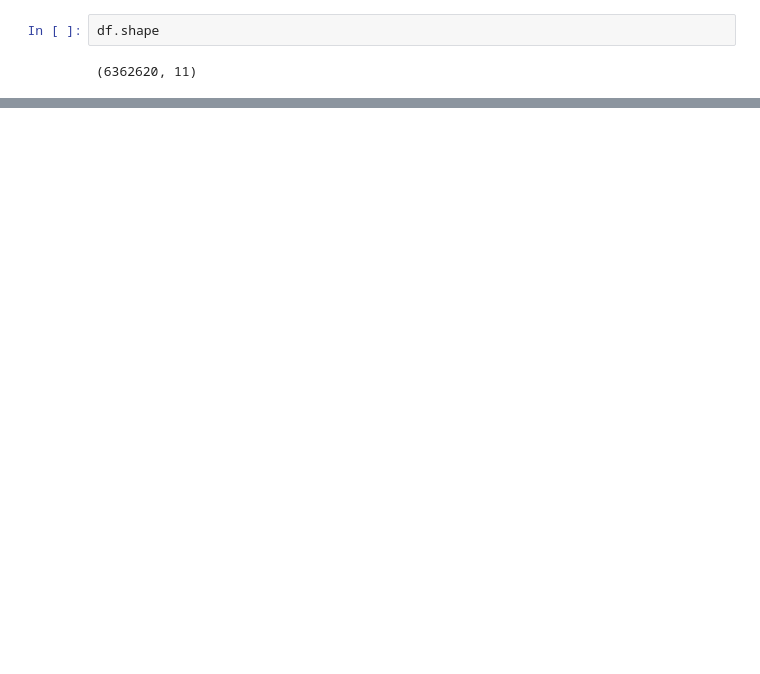
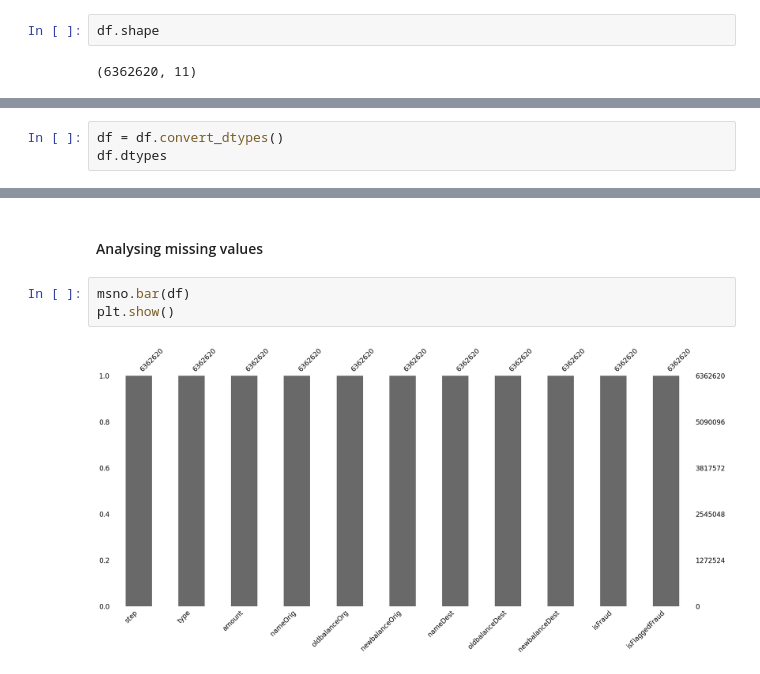
Before and after one commit to priyanka903/UMBC-DATA606-Capstone, a Jupyter notebook: notebooks/Online_Payment_Fraud_Detection.ipynb, the cells around one changed output, grey strips where cells are left out. Drawn from its saved outputs; the diff is of its cells as text; blank space fills up the shorter version.

```diff
--- a/notebooks/Online_Payment_Fraud_Detection.ipynb
+++ b/notebooks/Online_Payment_Fraud_Detection.ipynb
@@ -31,0 +94,3 @@ df.shape
+# %%
+df = df.convert_dtypes()
+df.dtypes
@@ -31,0 +110,7 @@ df.shape
+# %% [markdown]
+#### Analysing missing values
+# %%
+msno.bar(df)
+plt.show()
+# %% [output]
+[figure, added]
```
Also changed, not shown: parts of 8 cells of this notebook.
